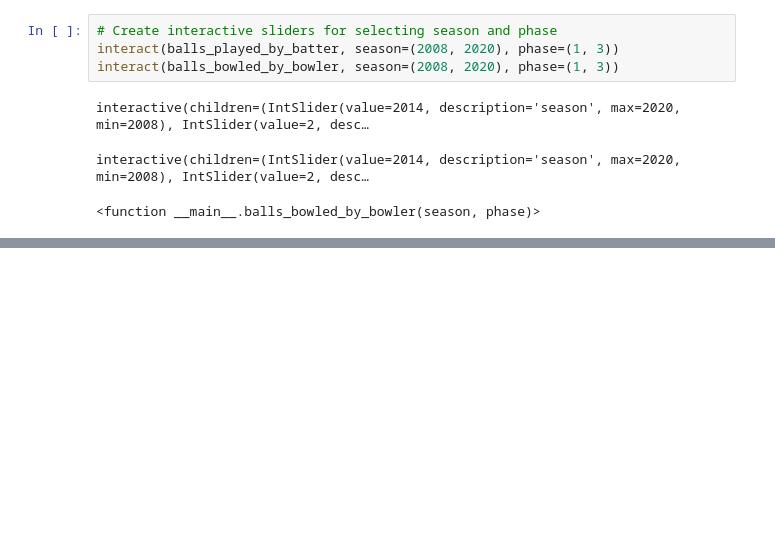
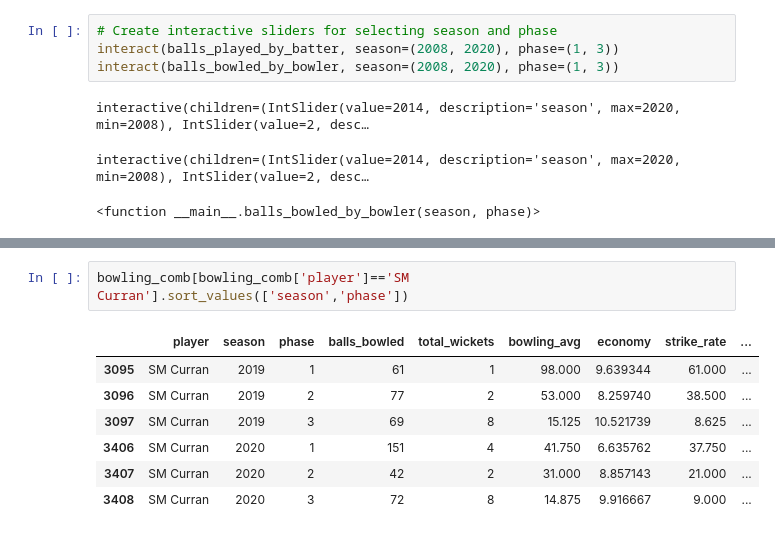
Before and after one commit to rohitbhamidi/ipl-player-salary, a Jupyter notebook: 1-DataWrangling.ipynb, the cells around one changed output, grey strips where cells are left out. Saved outputs shown, nothing was run; the diff lists cells and outputs as text; blank space fills up the shorter version.

```diff
--- a/1-DataWrangling.ipynb
+++ b/1-DataWrangling.ipynb
@@ -697,0 +700,10 @@ general_comb = general_comb.sort_values(['Team','Season', 'SalaryUSD'], ascendin
+# %%
+bowling_comb[bowling_comb['player']=='SM Curran'].sort_values(['season','phase'])
+# %% [output]
+|  | player | season | phase | balls_bowled | total_wickets | bowling_avg | economy | strike_rate | ... |
+| 3095 | SM Curran | 2019 | 1 | 61 | 1 | 98.000 | 9.639344 | 61.000 | ... |
+| 3096 | SM Curran | 2019 | 2 | 77 | 2 | 53.000 | 8.259740 | 38.500 | ... |
+| 3097 | SM Curran | 2019 | 3 | 69 | 8 | 15.125 | 10.521739 | 8.625 | ... |
+| 3406 | SM Curran | 2020 | 1 | 151 | 4 | 41.750 | 6.635762 | 37.750 | ... |
+| 3407 | SM Curran | 2020 | 2 | 42 | 2 | 31.000 | 8.857143 | 21.000 | ... |
+| 3408 | SM Curran | 2020 | 3 | 72 | 8 | 14.875 | 9.916667 | 9.000 | ... |
```
Also changed, not shown: parts of 22 cells of this notebook, 4 other files.
